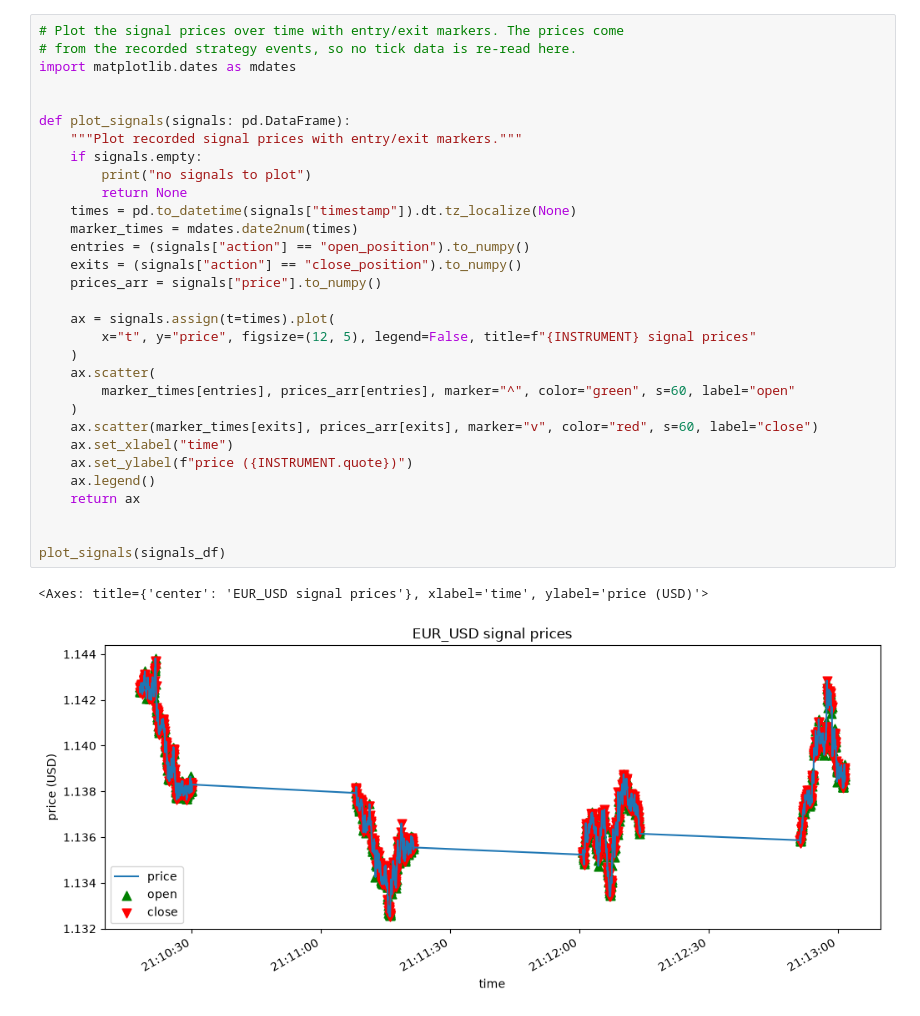
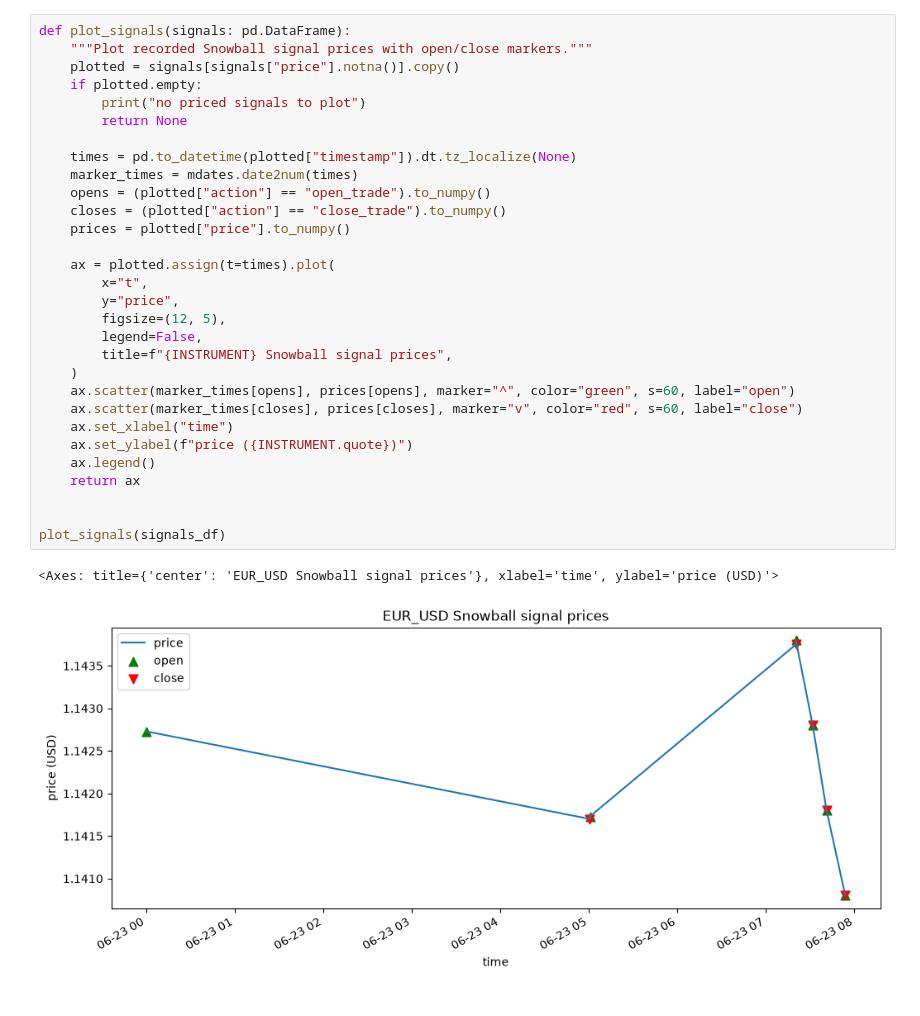
Before and after one commit to yuyash/auto-forex-notebooks, a Jupyter notebook: backtest.ipynb, the cells around one changed output. Cells and saved outputs as stored; diff of their text form.

Commit message:
Switch backtest notebook to Snowball events

```diff
--- a/backtest.ipynb
+++ b/backtest.ipynb
@@ -192,34 +274,33 @@ Name: count, dtype: int64
 # %%
-# Plot the signal prices over time with entry/exit markers. The prices come
-# from the recorded strategy events, so no tick data is re-read here.
-import matplotlib.dates as mdates
+def plot_signals(signals: pd.DataFrame):
+    """Plot recorded Snowball signal prices with open/close markers."""
+    plotted = signals[signals["price"].notna()].copy()
+    if plotted.empty:
+        print("no priced signals to plot")
+        return None
 
+    times = pd.to_datetime(plotted["timestamp"]).dt.tz_localize(None)
+    marker_times = mdates.date2num(times)
+    opens = (plotted["action"] == "open_trade").to_numpy()
+    closes = (plotted["action"] == "close_trade").to_numpy()
+    prices = plotted["price"].to_numpy()
 
-def plot_signals(signals: pd.DataFrame):
-    """Plot recorded signal prices with entry/exit markers."""
-    if signals.empty:
-        print("no signals to plot")
-        return None
-    times = pd.to_datetime(signals["timestamp"]).dt.tz_localize(None)
-    marker_times = mdates.date2num(times)
-    entries = (signals["action"] == "open_position").to_numpy()
-    exits = (signals["action"] == "close_position").to_numpy()
-    prices_arr = signals["price"].to_numpy()
-
-    ax = signals.assign(t=times).plot(
-        x="t", y="price", figsize=(12, 5), legend=False, title=f"{INSTRUMENT} signal prices"
+    ax = plotted.assign(t=times).plot(
+        x="t",
+        y="price",
+        figsize=(12, 5),
+        legend=False,
+        title=f"{INSTRUMENT} Snowball signal prices",
     )
-    ax.scatter(
-        marker_times[entries], prices_arr[entries], marker="^", color="green", s=60, label="open"
-    )
-    ax.scatter(marker_times[exits], prices_arr[exits], marker="v", color="red", s=60, label="close")
+    ax.scatter(marker_times[opens], prices[opens], marker="^", color="green", s=60, label="open")
+    ax.scatter(marker_times[closes], prices[closes], marker="v", color="red", s=60, label="close")
     ax.set_xlabel("time")
     ax.set_ylabel(f"price ({INSTRUMENT.quote})")
     ax.legend()
     return ax
 
 
 plot_signals(signals_df)
 # %% [output]
-<Axes: title={'center': 'EUR_USD signal prices'}, xlabel='time', ylabel='price (USD)'>
+<Axes: title={'center': 'EUR_USD Snowball signal prices'}, xlabel='time', ylabel='price (USD)'>
-[figure, old version]
+[figure, new version]
```
Also changed, not shown: parts of 23 cells of this notebook, 5 other files.
